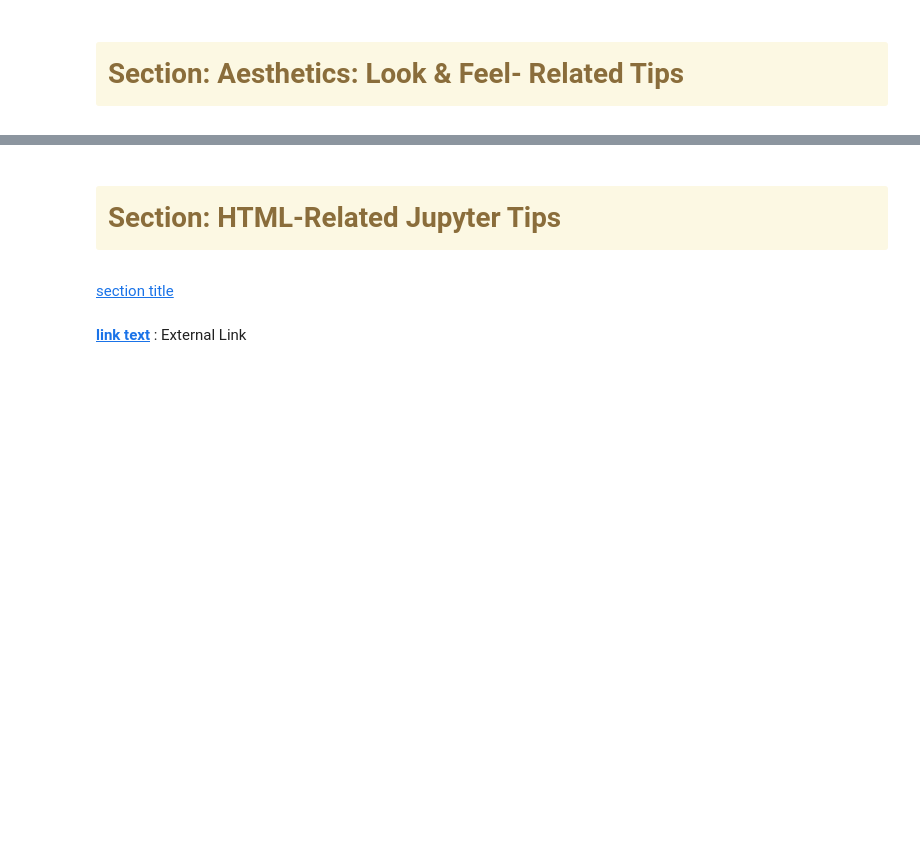
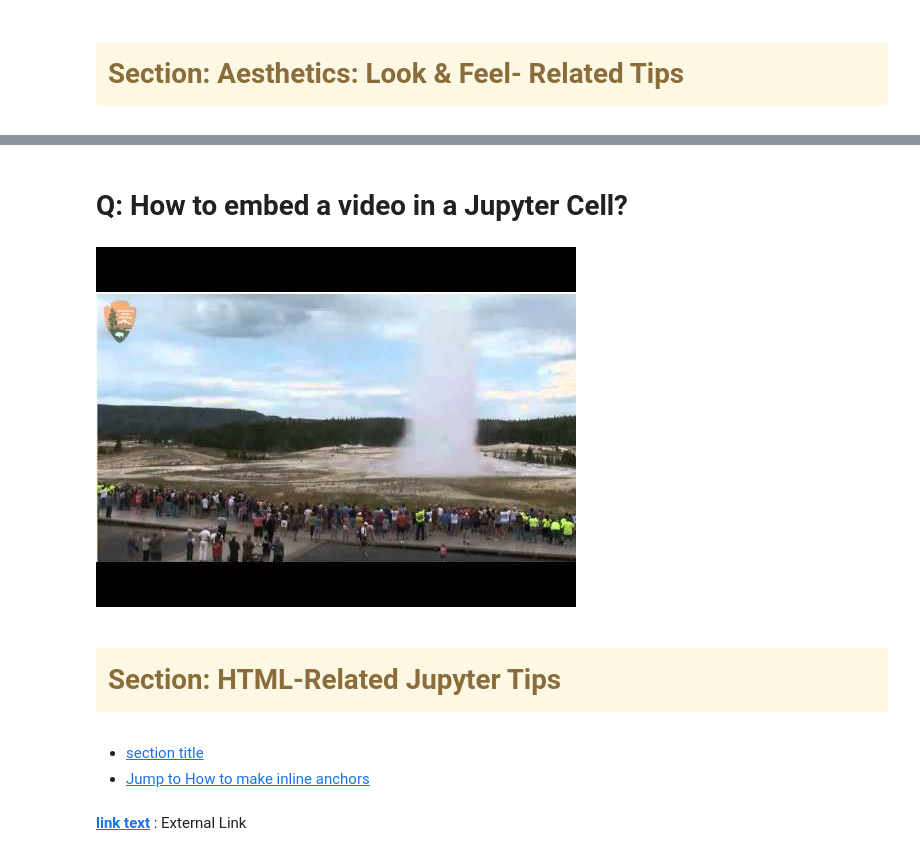
Before and after one commit to Ram-N/jupyter-tips, a Jupyter notebook: Jupyter Tips and Tricks.ipynb, the cells around one changed output, grey strips where cells are left out. Drawn from its saved outputs; the diff is of its cells as text; code cells hidden in the pictures; blank space fills up the shorter version.

```diff
--- a/Jupyter Tips and Tricks.ipynb
+++ b/Jupyter Tips and Tricks.ipynb
@@ -133,8 +256,16 @@ All we have to do is look!
+# %% [markdown]
+# Q: How to embed a video in a Jupyter Cell?
+# %%
+from IPython.display import YouTubeVideo
+YouTubeVideo('hAzETelnBz4') # The string is the unique video ID that YouTube uses
+# %% [output]
+[figure, added]
 # %% [markdown]
 
 # <div class="alert alert-block alert-warning"> Section: HTML-Related Jupyter Tips </div>
 # %% [markdown]
-[section title](#section_ID)
+- [section title](#section_ID)
+- [Jump to How to make inline anchors](#anchor)
 # %% [markdown]
 __[link text](http://url)__ : External Link
 # %% [markdown]
```
Also changed, not shown: parts of 73 cells of this notebook, 5 other files.
